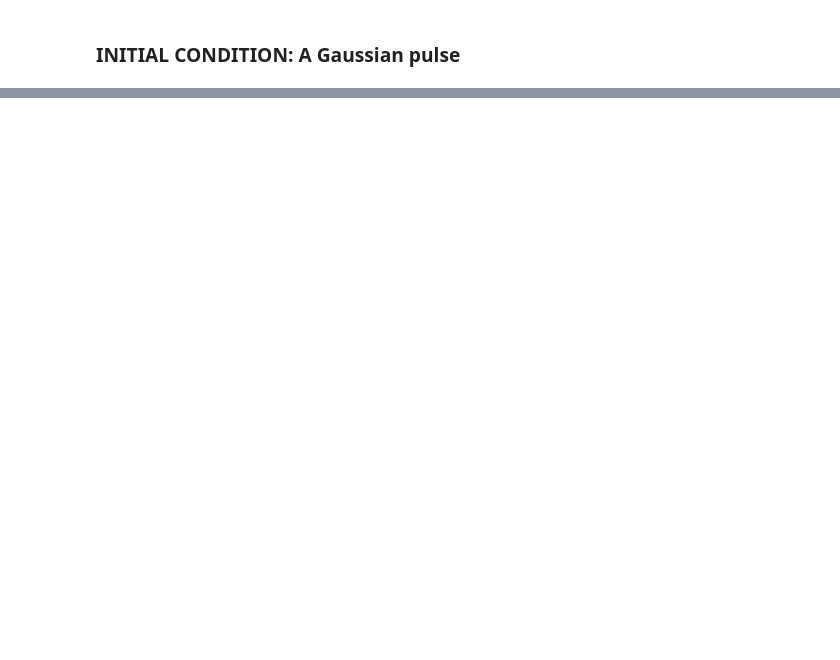
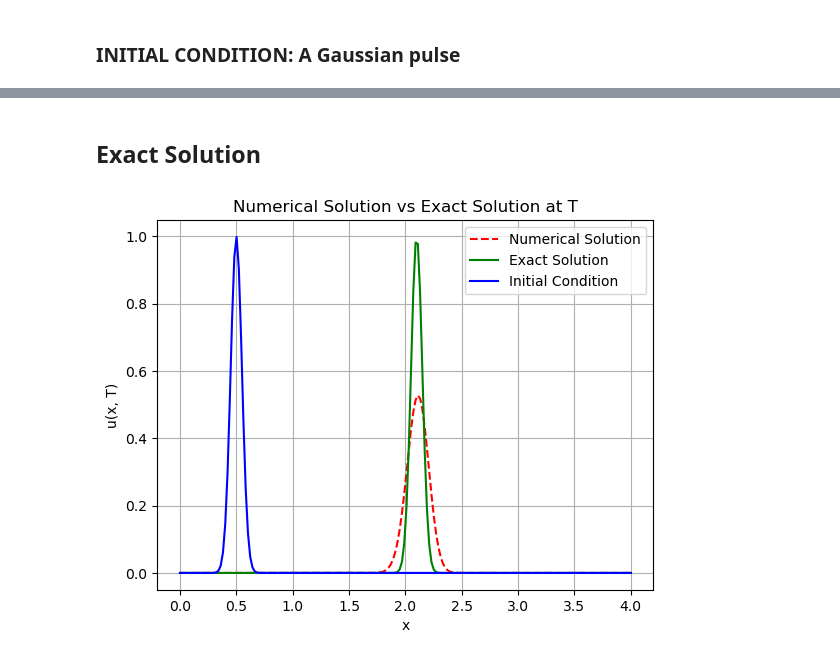
Before and after one commit to harishragul/cfd, a Jupyter notebook: exercise/1d_advection.ipynb, the cells around one changed output, grey strips where cells are left out. Saved outputs shown, nothing was run; the diff lists cells and outputs as text; code cells hidden in the pictures; blank space fills up the shorter version.

```diff
--- a/exercise/1d_advection.ipynb
+++ b/exercise/1d_advection.ipynb
@@ -77,0 +86,15 @@ def advection_ftbs(u, c, dt, dx):
+# %% [markdown]
+## Exact Solution
+# %%
+u_exact = np.exp(-((x - x0 - c * T) ** 2) / (2 * sigma ** 2)) # Exact solution at time T
+plt.plot(x, u, label='Numerical Solution', linestyle='--', color='red')
+plt.plot(x, u_exact, label='Exact Solution', linestyle='-', color='green')
+plt.plot(x, u0, label='Initial Condition', linestyle='-', color='blue')
+plt.title('Numerical Solution vs Exact Solution at T')
+plt.xlabel('x')
+plt.ylabel('u(x, T)')
+plt.legend()
+plt.grid()
+plt.show()
+# %% [output]
+[figure, added]
```
Also changed, not shown: parts of 6 cells of this notebook, 7 other files.
